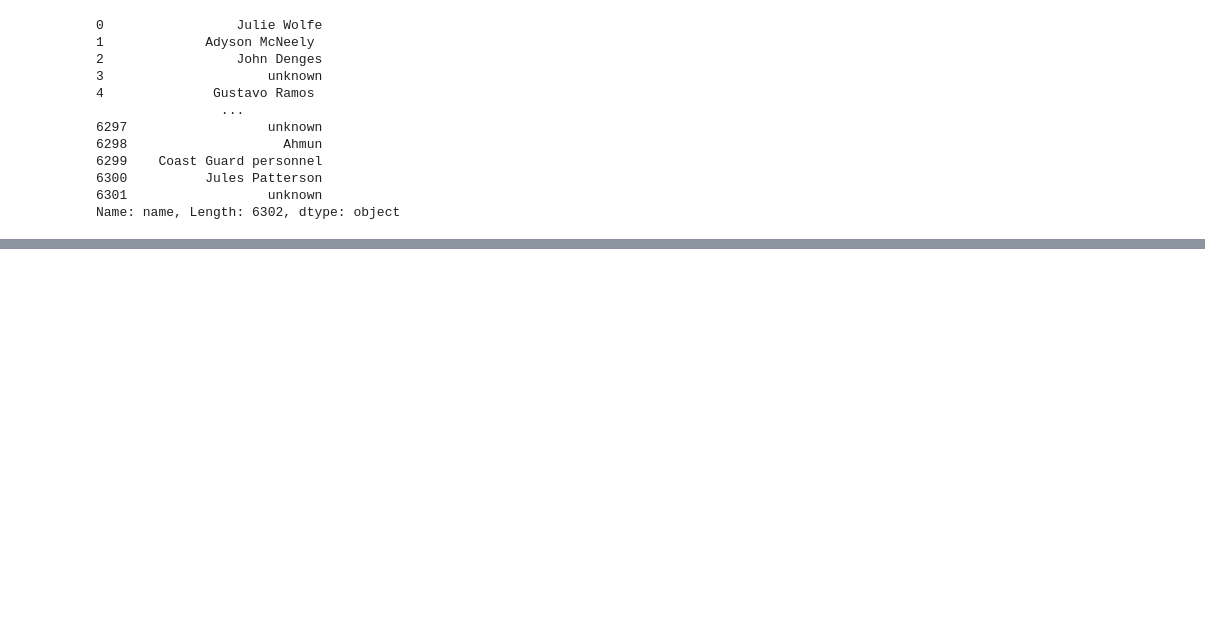
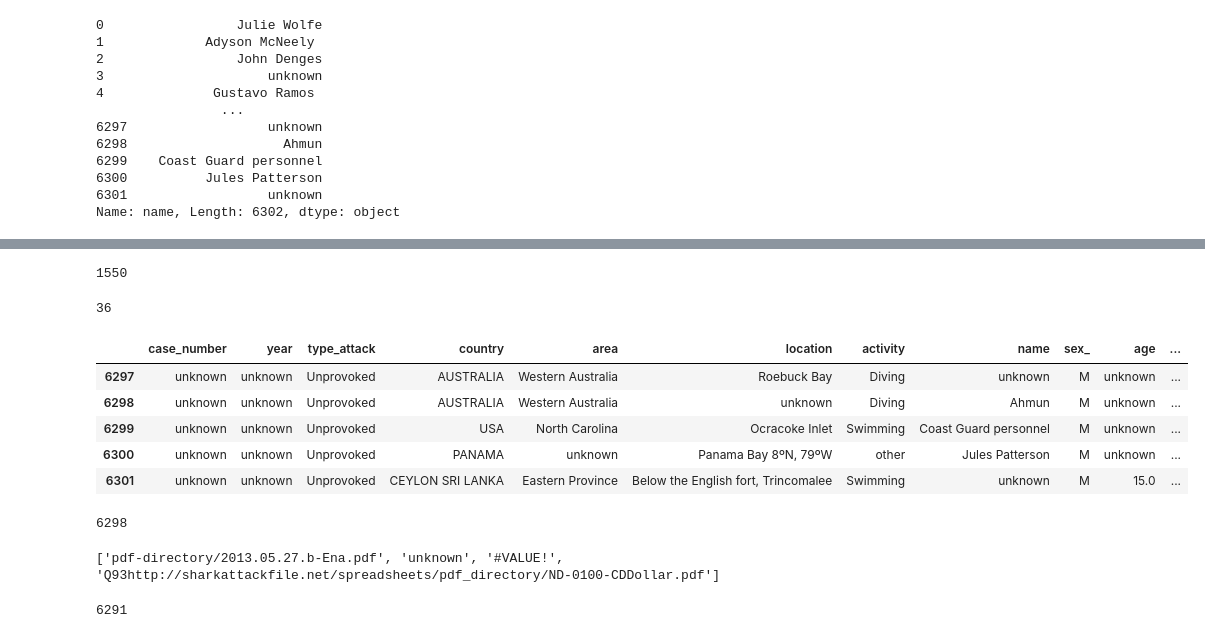
Before and after one commit to AnaChaparro/-Proyecto-Sharks-Ana-Chaparro, a Jupyter notebook: Proyecto_Sharks.ipynb, the cells around one changed output, grey strips where cells are left out. Cells and saved outputs as stored; diff of their text form; code cells hidden in the pictures; blank space fills up the shorter version.

Commit message:
[ProyectoSharks]AnaChaparro

```diff
--- a/Proyecto_Sharks.ipynb
+++ b/Proyecto_Sharks.ipynb
@@ -804,0 +986,4 @@ Name: name, Length: 6302, dtype: object
+# %%
+len(attacks.species_.unique())
+# %% [output]
+1550
@@ -804,0 +1038,15 @@ Name: name, Length: 6302, dtype: object
+# %%
+attacks.species_=attacks.species_.apply(limpiar_species)
+# %%
+len(attacks.species_.unique())
+# %% [output]
+36
+# %%
+attacks.tail()
+# %% [output]
+|  | case_number | year | type_attack | country | area | location | activity | name | sex_ | age | ... |
+| 6297 | unknown | unknown | Unprovoked | AUSTRALIA | Western Australia | Roebuck Bay | Diving | unknown | M | unknown | ... |
+| 6298 | unknown | unknown | Unprovoked | AUSTRALIA | Western Australia | unknown | Diving | Ahmun | M | unknown | ... |
+| 6299 | unknown | unknown | Unprovoked | USA | North Carolina | Ocracoke Inlet | Swimming | Coast Guard personnel | M | unknown | ... |
+| 6300 | unknown | unknown | Unprovoked | PANAMA | unknown | Panama Bay 8ºN, 79ºW | other | Jules Patterson | M | unknown | ... |
+| 6301 | unknown | unknown | Unprovoked | CEYLON SRI LANKA | Eastern Province | Below the English fort, Trincomalee | Swimming | unknown | M | 15.0 | ... |
@@ -804,0 +1057,25 @@ Name: name, Length: 6302, dtype: object
+# %%
+webs=[]
+
+
+for e in malas_dirweb:
+
+    if e[0:7]=='http://':
+
+        webs.append(e)
+
+print(len(webs))
+# %% [output]
+6298
+# %%
+malaswebs=[]
+
+for e in malas_dirweb:
+
+    if e[0:7]!='http://':
+
+        malaswebs.append(e)
+
+print(malaswebs)
+# %% [output]
+['pdf-directory/2013.05.27.b-Ena.pdf', 'unknown', '#VALUE!', 'Q93http://sharkattackfile.net/spreadsheets/pdf_directory/ND-0100-CDDollar.pdf']
@@ -804,0 +1093,4 @@ Name: name, Length: 6302, dtype: object
+# %%
+len(attacks.pdf.unique())
+# %% [output]
+6291
```
Also changed, not shown: parts of 48 cells of this notebook, 1 other file.
